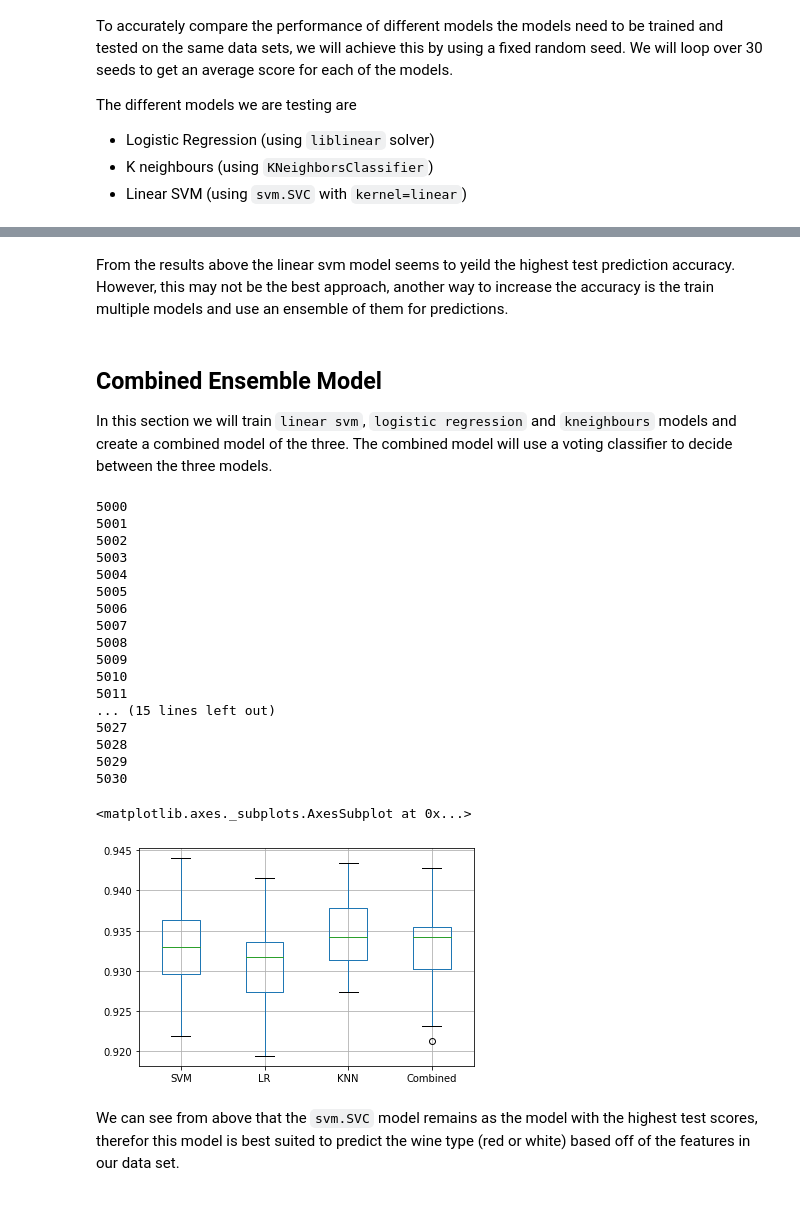
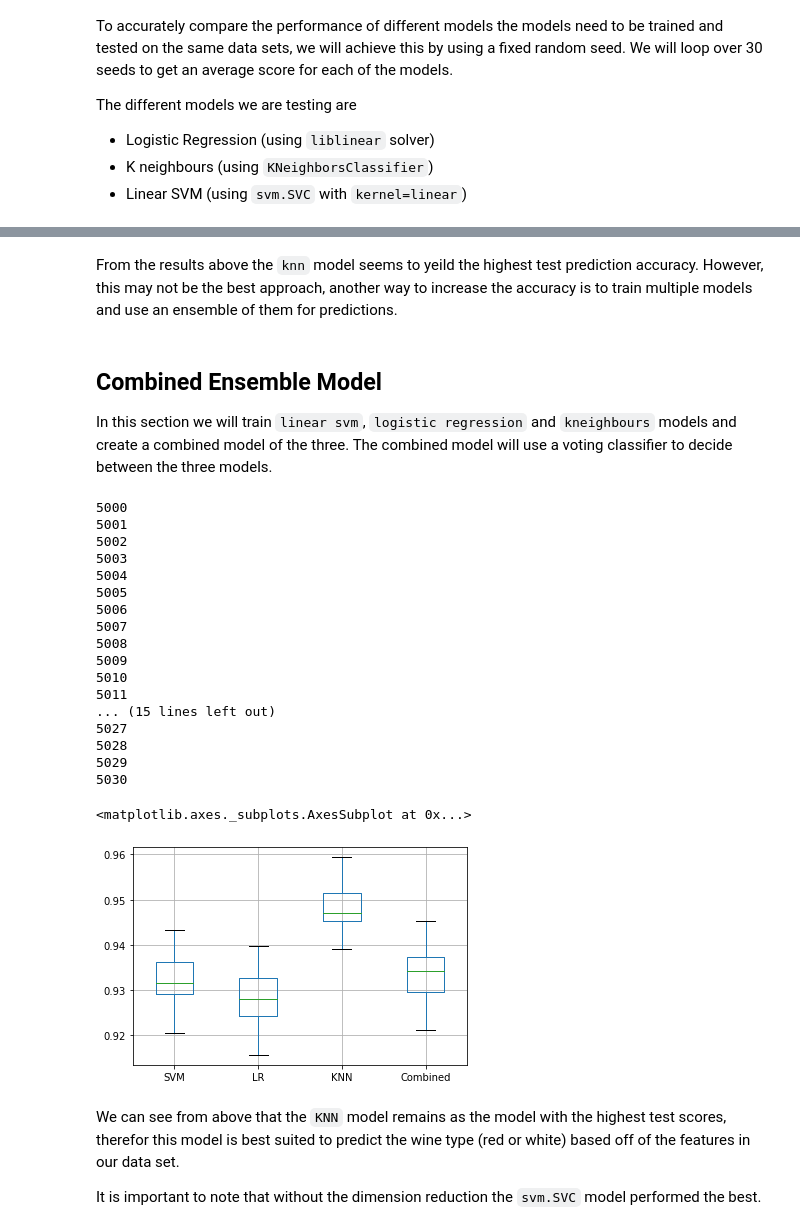
Before and after one commit to avneetgill/ensf544Project, a Jupyter notebook: Project1.2/Q4.2 Binary Classification with dimension reduction.ipynb, the cells around one changed output, grey strips where cells are left out. Saved outputs shown, nothing was run; the diff lists cells and outputs as text; code cells hidden in the pictures.

Commit message:
compared num of comp for pca

```diff
--- a/Project1.2/Q4.2 Binary Classification with dimension reduction.ipynb
+++ b/Project1.2/Q4.2 Binary Classification with dimension reduction.ipynb
@@ -64,0 +58,21 @@ NameError: name 'X_train' is not defined
+# %%
+from sklearn.model_selection import train_test_split
+
+#fixed seed for comparing different n_component numbers
+seed = 5026
+x_train, x_test, y_train, y_test = train_test_split(features, labels, test_size=0.25, random_state=seed)
+
+variance={'explained variance':[]}
+
+for k in range(0,12):
+    pca = PCA(n_components=k).fit(x_train)
+    variance['explained variance'].append(pca.explained_variance_ratio_.sum())
+
+df = pd.DataFrame(variance)
+
+ax = df.plot.bar(ylim=(0.94,1.001),title="Number of components vs their explained variance")
+ax.set_xlabel("number of components")
+ax.set_ylabel("total explained variance")
+ax.get_legend().remove()
+
+df
@@ -67,14 +98,16 @@ NameError: name 'X_train' is not defined
 
 Before we compare different models we need to narrow down which number of neighbours for `KNN` yields the highest train and test score. We will look at the weighted train test accuracies for all odd `k`'s in the range of `k` = 1 to `k` = 25.
 # %%
-from sklearn.model_selection import train_test_split
 from sklearn.neighbors import KNeighborsClassifier
 
 #Fixed seed for all different Ks
 seed = 5026
 x_train, x_test, y_train, y_test = train_test_split(features, labels, test_size=0.25, random_state=seed)
 
-pca = PCA(n_components=2)
+#number of components from above
+comp_num = 3
+
+pca = PCA(n_components=comp_num)
 pca.fit(x_train)
 x_train = pca.transform(x_train)
 x_test = pca.transform(x_test)
@@ -128,17 +161,16 @@ from sklearn import svm
 scores = {name: [] for name in ('SVM', 'LR', 'KNN')}
 
 for seed in range(5000,5031):
-    print(seed)
     x_train, x_test, y_train, y_test = train_test_split(features, labels, test_size=0.25, random_state=seed)
 
-    pca = PCA(n_components=2)
+    pca = PCA(n_components=comp_num)
     pca.fit(x_train)
     x_train = pca.transform(x_train)
     x_test = pca.transform(x_test)
 
     lsvc = svm.SVC(kernel='linear').fit(x_train, y_train)
-    logisticRegr = LogisticRegression(max_iter=10000,solver = 'liblinear').fit(x_train, y_train)
-    knn = KNeighborsClassifier(n_neighbors=11,**weights).fit(x_train, y_train)
+    logisticRegr = LogisticRegression(max_iter=1000,solver = 'liblinear').fit(x_train, y_train)
+    knn = KNeighborsClassifier(n_neighbors=bestK,**weights).fit(x_train, y_train)
 
 
     scores['SVM'].append(lsvc.score(x_test,y_test))
@@ -171,5 +186,5 @@ df.boxplot()
 # %% [markdown]
-From the results above the linear svm model seems to yeild the highest test prediction accuracy. However, this may not be the best approach, another way to increase the accuracy is the train multiple models and use an ensemble of them for predictions.
+From the results above the `knn` model seems to yeild the highest test prediction accuracy. However, this may not be the best approach, another way to increase the accuracy is to train multiple models and use an ensemble of them for predictions.
 # %% [markdown]
 ## Combined Ensemble Model
 
@@ -183,8 +198,8 @@ def create_models(x_train, y_train):
 
     weights={'weights':'distance'}
     lsvc = svm.SVC(kernel='linear').fit(x_train, y_train)
-    logisticRegr = LogisticRegression(max_iter=10000,solver = 'liblinear').fit(x_train, y_train)
-    knn = KNeighborsClassifier(n_neighbors=11,**weights).fit(x_train, y_train)
+    logisticRegr = LogisticRegression(max_iter=1000,solver = 'liblinear').fit(x_train, y_train)
+    knn = KNeighborsClassifier(n_neighbors=bestK,**weights).fit(x_train, y_train)
 
     models.append(lsvc)
     models.append(logisticRegr)
@@ -213,40 +228,42 @@ for seed in range(5000,5031):
 
     x_train, x_test, y_train, y_test = train_test_split(features, labels, test_size=0.25, random_state=seed)
 
-    pca = PCA(n_components=2)
+    pca = PCA(n_components=comp_num)
     pca.fit(x_train)
     x_train = pca.transform(x_train)
     x_test = pca.transform(x_test)
 
     model_list = create_models(x_train, y_train)
     combined_model = predict(model_list, x_test)
 
     scores['SVM'].append(model_list[0].score(x_test,y_test))
     scores['LR'].append(model_list[1].score(x_test,y_test))
     scores['KNN'].append(model_list[2].score(x_test,y_test))
     scores['Combined'].append(accuracy_score(y_test,combined_model))
 
 df = pd.DataFrame(scores)
 df.boxplot()
 # %% [output]
 5000
 5001
 5002
 5003
 5004
 5005
 5006
 5007
 5008
 5009
 5010
 5011
 ... (15 lines left out)
 5027
 5028
 5029
 5030
 <matplotlib.axes._subplots.AxesSubplot at 0x...>
-[figure, old version]
+[figure, new version]
 # %% [markdown]
-We can see from above that the `svm.SVC` model remains as the model with the highest test scores, therefor this model is best suited to predict the wine type (red or white) based off of the features in our data set.
+We can see from above that the `KNN` model remains as the model with the highest test scores, therefor this model is best suited to predict the wine type (red or white) based off of the features in our data set.
+
+It is important to note that without the dimension reduction the `svm.SVC` model performed the best.
```
Also changed, not shown: parts of 8 cells of this notebook.
